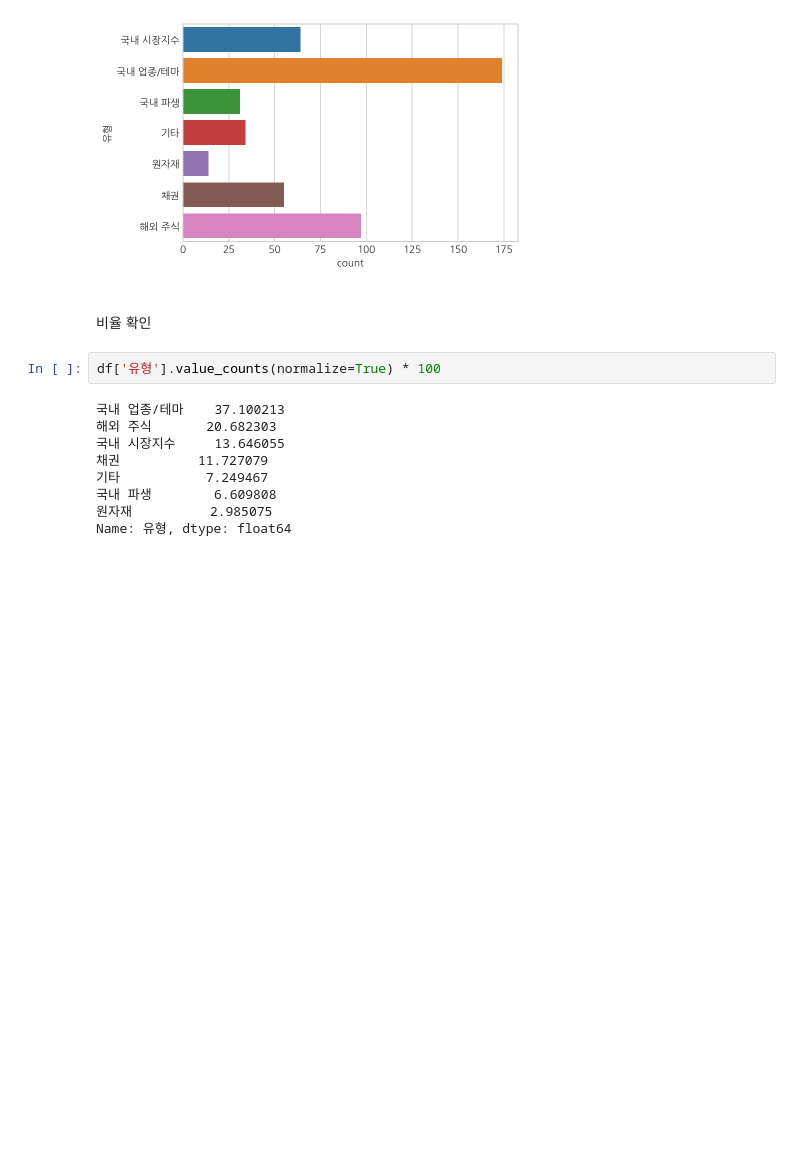
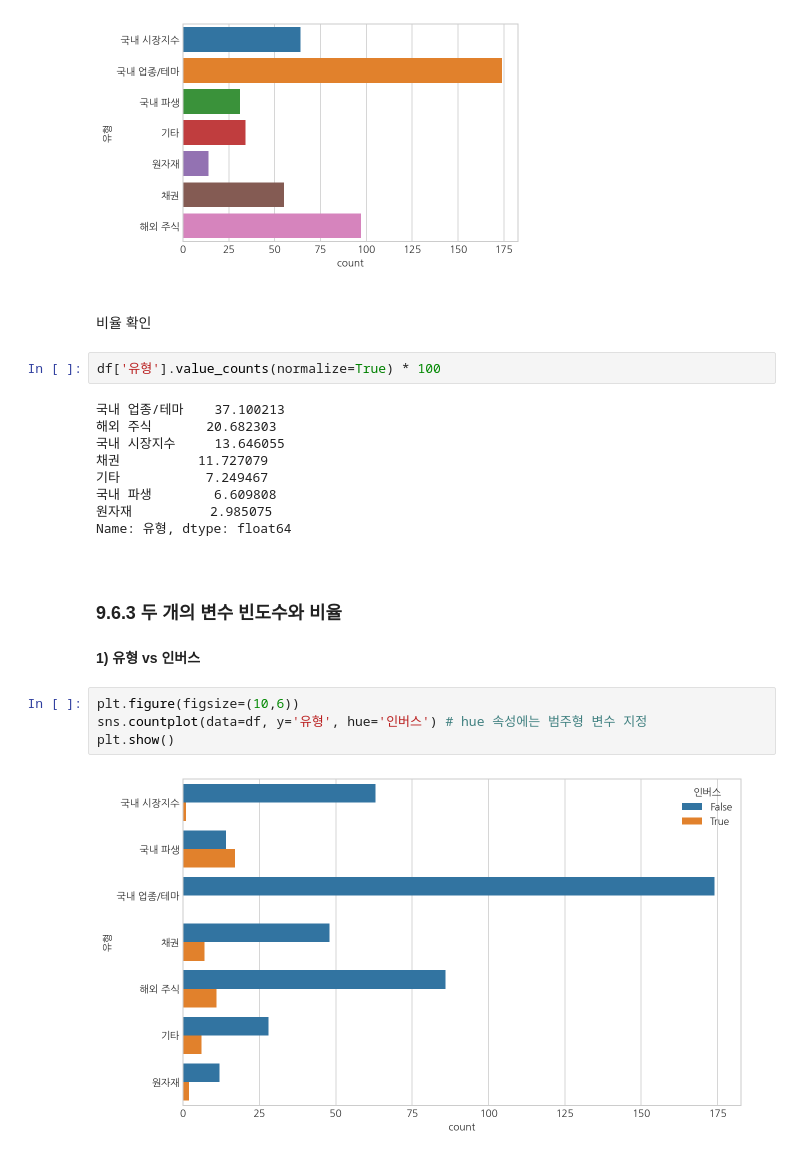
Before and after one commit to zgotter/financial-data-analysis-with-python, a Jupyter notebook: 09_ETF-data-analysis-and-visualization.ipynb, the cells around one changed output. Saved outputs shown, nothing was run; the diff lists cells and outputs as text; blank space fills up the shorter version.

```diff
--- a/09_ETF-data-analysis-and-visualization.ipynb
+++ b/09_ETF-data-analysis-and-visualization.ipynb
@@ -380,3 +380,15 @@ df['유형'].value_counts(normalize=True) * 100
 국내 파생        6.609808
 원자재          2.985075
 Name: 유형, dtype: float64
+# %% [markdown]
+<br>
+
+### 9.6.3 두 개의 변수 빈도수와 비율
+# %% [markdown]
+**1) 유형 vs 인버스**
+# %%
+plt.figure(figsize=(10,6))
+sns.countplot(data=df, y='유형', hue='인버스') # hue 속성에는 범주형 변수 지정
+plt.show()
+# %% [output]
+[figure, added]
```
Also changed, not shown: parts of 12 cells of this notebook.
